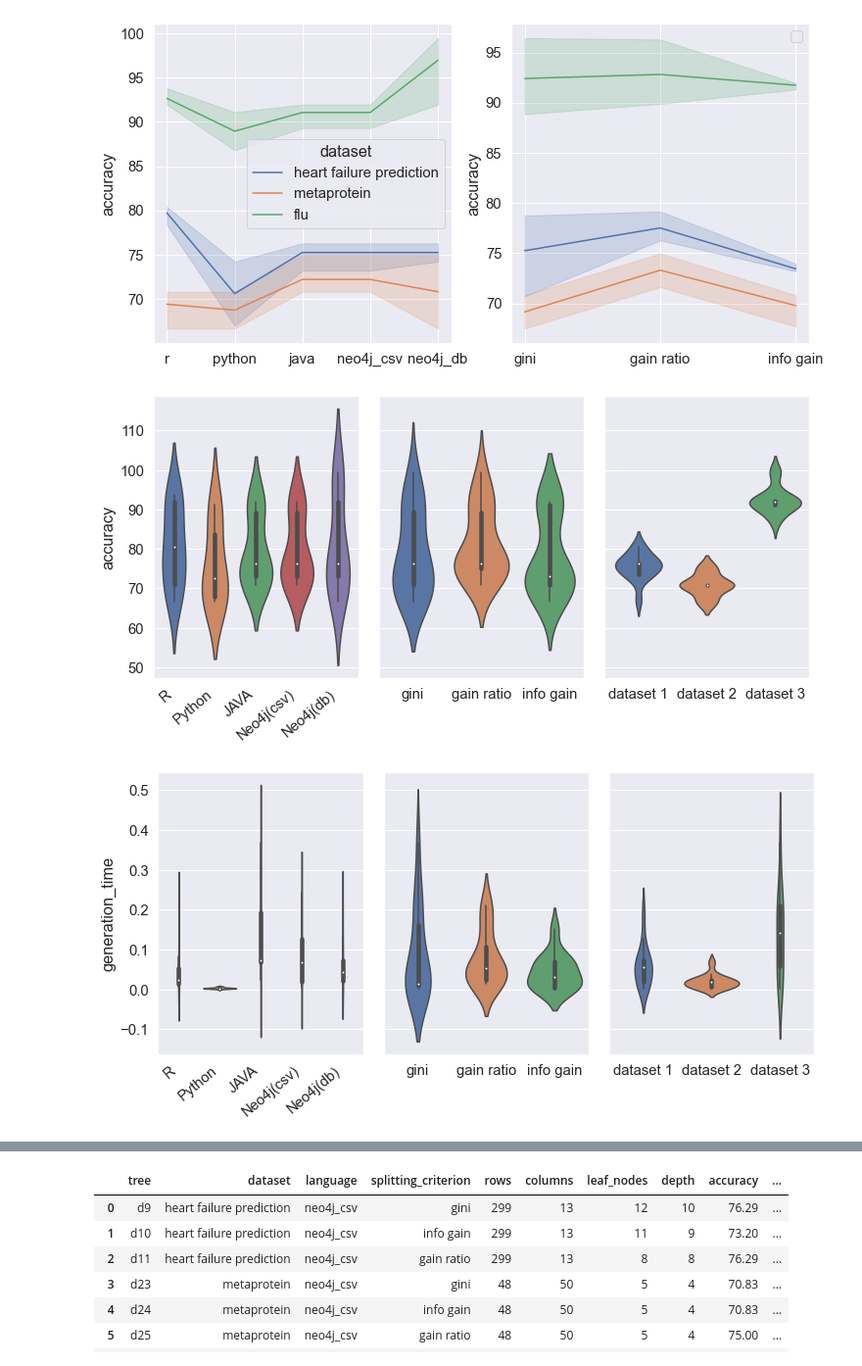
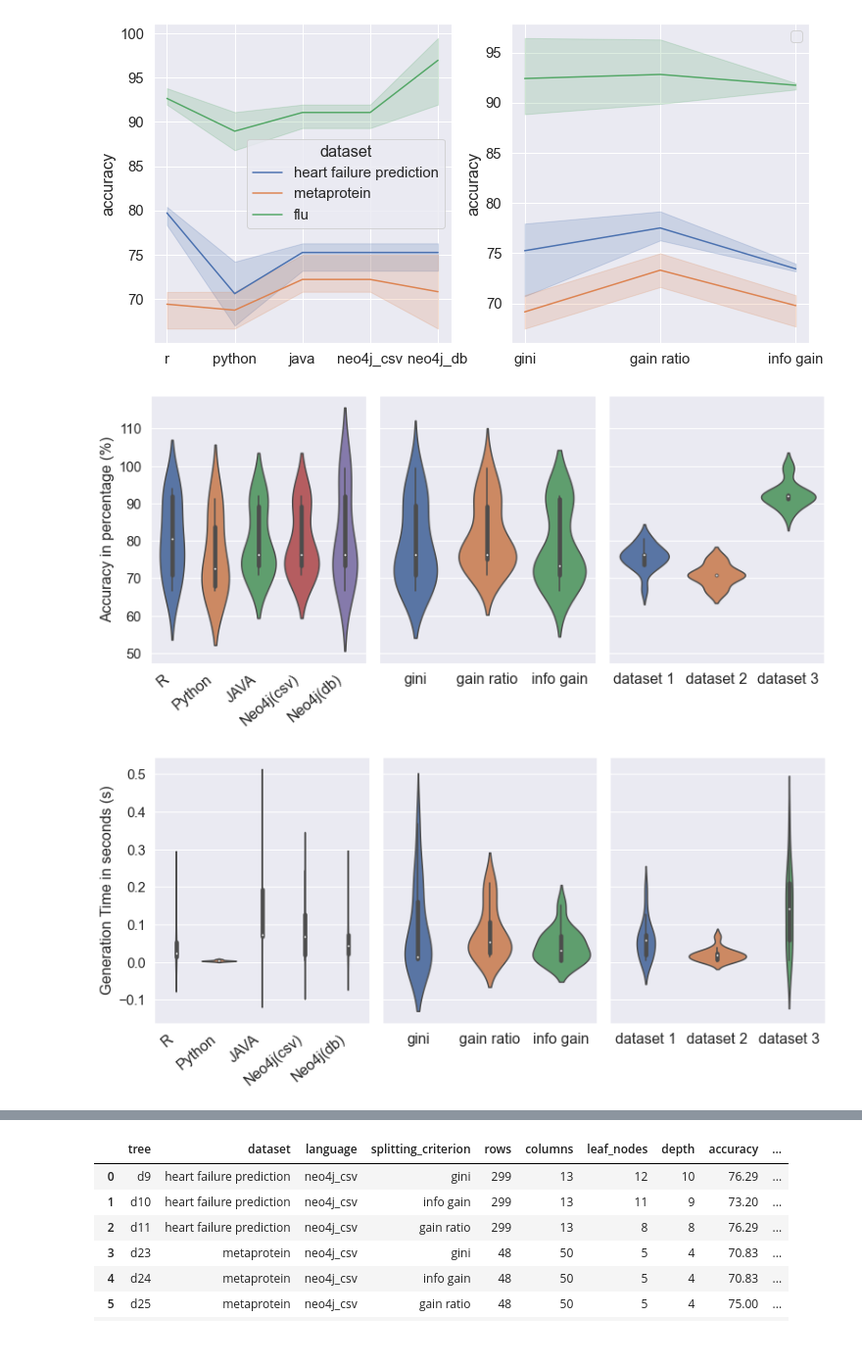
Before and after one commit to clumsyspeedboat/Decision-Tree-Neo4j, a Jupyter notebook: DT Analysis/dt_analysis.ipynb, the cells around one changed output, grey strips where cells are left out. Shown at 98% size. Saved outputs shown, nothing was run; the diff lists cells and outputs as text; code cells hidden in the pictures.

```diff
--- a/DT Analysis/dt_analysis.ipynb
+++ b/DT Analysis/dt_analysis.ipynb
@@ -91,67 +91,66 @@ No handles with labels found to put in legend.
 [Text(0.5, 0, '')]
 [figure]
 # %%
-fig, axes = plt.subplots(1, 3, figsize=(12, 5), sharey=True)
-#fig.suptitle('Violin plot generation time(in sec)')
+fig, axes = plt.subplots(1, 3, figsize=(13, 5), sharey=True)
 
 violin1 = sns.violinplot(ax = axes[0], data=df, kind="violin", x="language", y="accuracy")
-
 violin2 = sns.violinplot(ax = axes[1], data=df, kind="violin", x="splitting_criterion", y="accuracy")
-#axes[0].set_title("HELLO")
-
 violin3 = sns.violinplot(ax = axes[2], data=df, kind="violin", x="dataset", y="accuracy")
-#axes[1].set_title("world")
 
 violin1.set_xticklabels(['R','Python','JAVA', 'Neo4j(csv)', 'Neo4j(db)'])
 violin3.set_xticklabels(['dataset 1','dataset 2','dataset 3'])
+
 violin1.set(xlabel=None)
 violin2.set(xlabel=None)
 violin3.set(xlabel=None)
+violin1.set(ylabel='Accuracy in percentage (%)')
 violin2.set(ylabel=None)
 violin3.set(ylabel=None)
 
-violin1.set_xticklabels(violin1.get_xticklabels(), rotation=40, ha="right")
+violin1.set_xticklabels(violin1.get_xticklabels(), rotation=40, ha="right", size = 16)
+violin2.set_xticklabels(violin2.get_xticklabels(), size = 16)
+violin3.set_xticklabels(violin3.get_xticklabels(), size = 16)
 
 plt.subplots_adjust(left=0.125,
                     bottom=0.1,
                     right=0.9,
                     top=0.9,
-                    wspace=0.1,
+                    wspace=0.06,
                     hspace=0.2)
+
 plt.show()
 # %% [output]
-[figure, old version]
+[figure, new version]
 # %%
-fig, axes = plt.subplots(1, 3, figsize=(12, 5), sharey=True)
-#fig.suptitle('Violin plot generation time(in sec)')
+fig, axes = plt.subplots(1, 3, figsize=(13, 5), sharey=True)
 
 violin4 = sns.violinplot(ax = axes[0], data=df, kind="violin", x="language", y="generation_time")
-
 violin5 = sns.violinplot(ax = axes[1], data=df, kind="violin", x="splitting_criterion", y="generation_time")
-#axes[0].set_title("HELLO")
-
 violin6 = sns.violinplot(ax = axes[2], data=df, kind="violin", x="dataset", y="generation_time")
-#axes[1].set_title("world")
 
 violin4.set_xticklabels(['R','Python','JAVA', 'Neo4j(csv)', 'Neo4j(db)'])
 violin6.set_xticklabels(['dataset 1','dataset 2','dataset 3'])
+
 violin4.set(xlabel=None)
 violin5.set(xlabel=None)
 violin6.set(xlabel=None)
+violin4.set(ylabel='Generation Time in seconds (s)')
 violin5.set(ylabel=None)
 violin6.set(ylabel=None)
 
-violin4.set_xticklabels(violin4.get_xticklabels(), rotation=40, ha="right")
+violin4.set_xticklabels(violin4.get_xticklabels(), rotation=40, ha="right", size = 16)
+violin5.set_xticklabels(violin5.get_xticklabels(), size = 16)
+violin6.set_xticklabels(violin6.get_xticklabels(), size = 16)
 
 plt.subplots_adjust(left=0.125,
                     bottom=0.1,
                     right=0.9,
                     top=0.9,
-                    wspace=0.1,
+                    wspace=0.06,
                     hspace=0.2)
 plt.show()
 # %% [output]
-[figure, old version]
+[figure, new version]
 # %%
 fig, axes = plt.subplots(1, 2, figsize=(10, 5), sharey=True)
 
```
Also changed, not shown: parts of 8 cells of this notebook.
